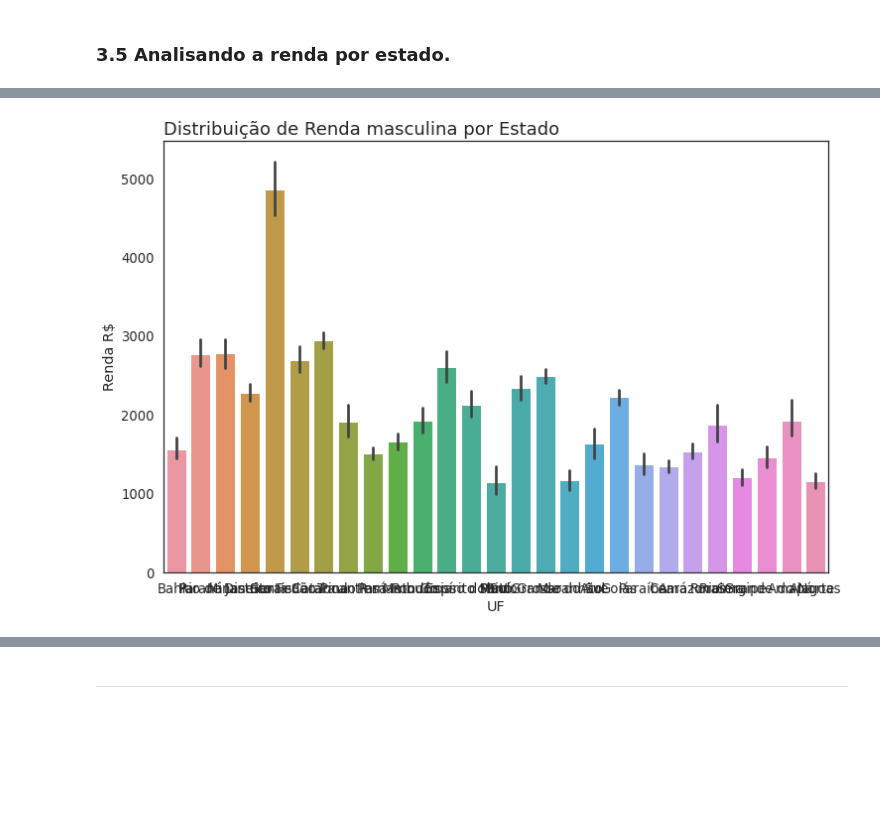
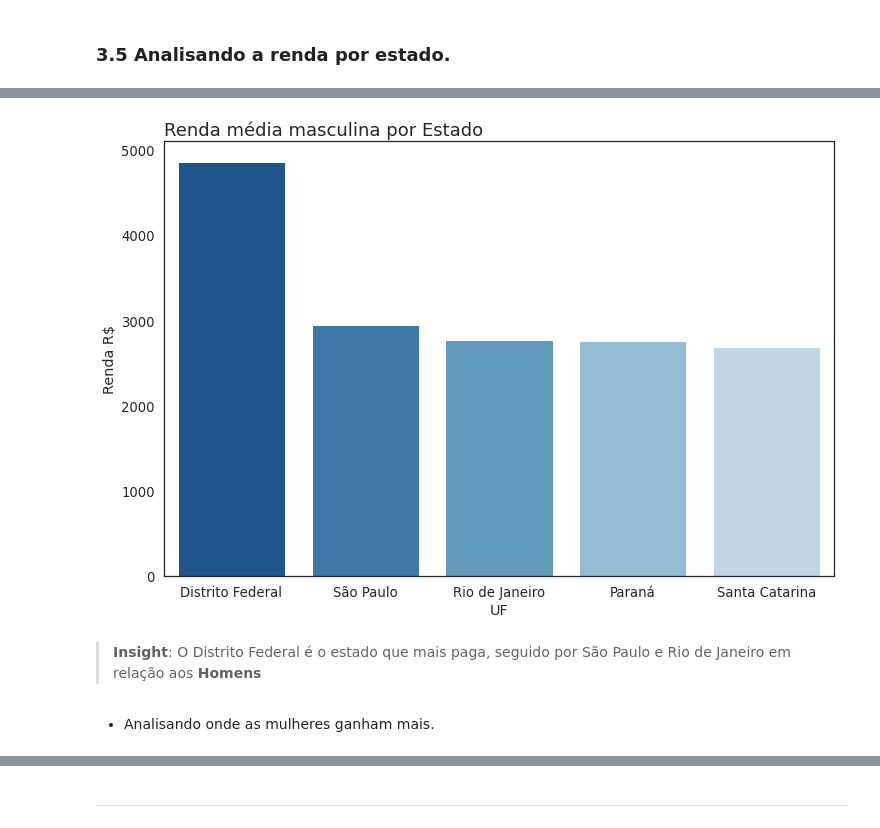
Before and after one commit to Marcus-Bernard0/Data-Science-projects, a Jupyter notebook: 1 - Projeto PNAD/Notebook/Projeto.ipynb, the cells around one changed output, grey strips where cells are left out. Cells and saved outputs as stored; diff of their text form; code cells hidden in the pictures; blank space fills up the shorter version.

```diff
--- a/1 - Projeto PNAD/Notebook/Projeto.ipynb
+++ b/1 - Projeto PNAD/Notebook/Projeto.ipynb
@@ -191,7 +191,7 @@ sns.set_palette("Blues_r")
 import warnings
 warnings.filterwarnings("ignore")
 # %%
-dados = pd.read_csv('../dados/dados.csv')
+dados = pd.read_csv('../Data/dados.csv')
 dados.head()
 # %% [output]
 |  | UF | Sexo | Idade | Cor | Anos de Estudo | Renda | Altura |
@@ -675,3 +772,0 @@ dfMasc.head()
-# %%
-dfMasc.sort_values(by =['Renda'], ascending= False, inplace = True)
-dfMasc.head()
@@ -684,0 +773,4 @@ dfMasc.head()
+# %%
+dfRendaMasc = dfMasc.groupby("UF").Renda.mean().sort_values(ascending=False)
+dfRendaMasc = pd.DataFrame(dfRendaMasc).reset_index()
+dfRendaMasc
@@ -685,5 +795,10 @@ dfMasc.head()
 # %%
 
-_ = barplotfunc(data=dfMasc, x="UF", y="Renda", title="Distribuição de Renda masculina por Estado", ylabel="Renda R$")
+_ = barplotfunc(data=dfRendaMasc[0:5], x="UF", y="Renda", title="Renda média masculina por Estado",
+                ylabel="Renda R$")
 # %% [output]
-[figure, old version]
+[figure, new version]
+# %% [markdown]
+> **Insight**: O Distrito Federal é o estado que mais paga, seguido por São Paulo e Rio de Janeiro em relação aos **Homens**<br>
+# %% [markdown]
+* Analisando onde as mulheres ganham mais.
```
Also changed, not shown: parts of 95 cells of this notebook.
